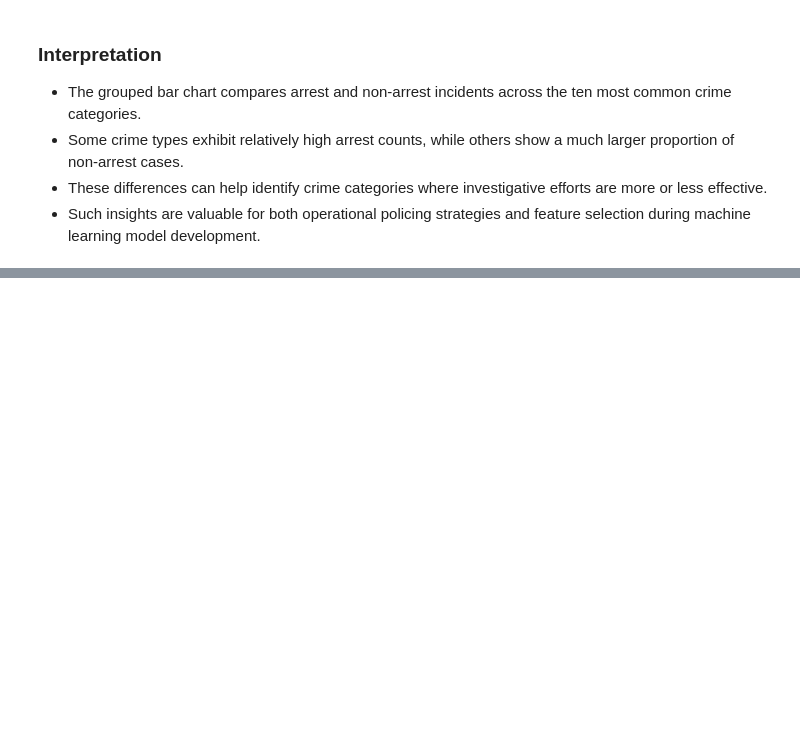
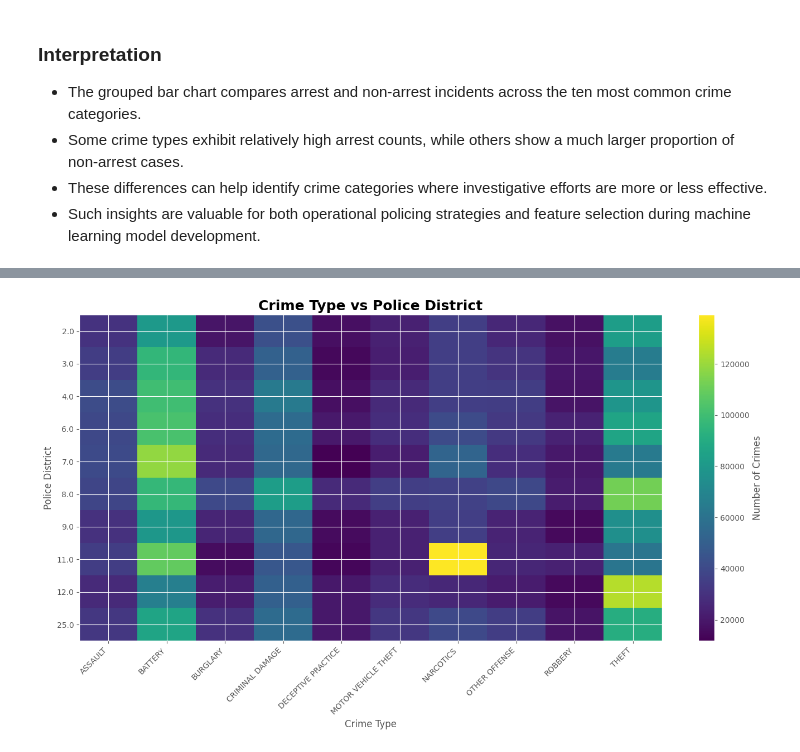
Before and after one commit to arnavon2005/Army_Provost_ML_Project, a Jupyter notebook: 04_Exploratory_Data_Analysis.ipynb, the cells around one changed output, grey strips where cells are left out. Cells and saved outputs as stored; diff of their text form; code cells hidden in the pictures; blank space fills up the shorter version.

Commit message:
feat(EDA): add crime type vs police district heatmap analysis

```diff
--- a/04_Exploratory_Data_Analysis.ipynb
+++ b/04_Exploratory_Data_Analysis.ipynb
@@ -1347,0 +1407,49 @@ plt.show()
+# %%
+# ============================================
+# Heatmap Visualization
+# ============================================
+
+import matplotlib.pyplot as plt
+
+plt.figure(figsize=(14,8))
+
+plt.imshow(
+    crime_district_summary,
+    aspect="auto",
+    interpolation="nearest"
+)
+
+plt.colorbar(label="Number of Crimes")
+
+plt.xticks(
+    range(len(crime_district_summary.columns)),
+    crime_district_summary.columns,
+    rotation=45,
+    ha="right"
+)
+
+plt.yticks(
+    range(len(crime_district_summary.index)),
+    crime_district_summary.index
+)
+
+plt.title(
+    "Crime Type vs Police District",
+    fontsize=18,
+    fontweight="bold"
+)
+
+plt.xlabel("Crime Type")
+plt.ylabel("Police District")
+
+plt.tight_layout()
+
+plt.savefig(
+    FIGURES_PATH + "/crime_type_vs_district_heatmap.png",
+    dpi=300,
+    bbox_inches="tight"
+)
+
+plt.show()
+# %% [output]
+[figure, added]
```
Also changed, not shown: parts of 3 cells of this notebook.
